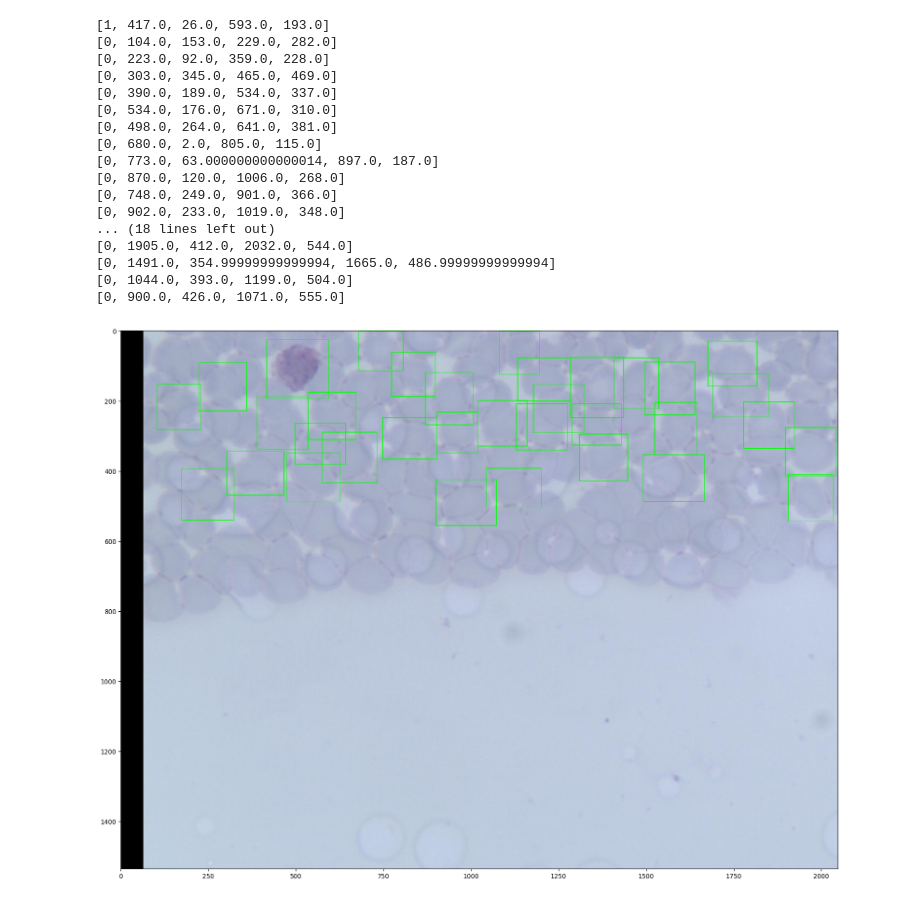
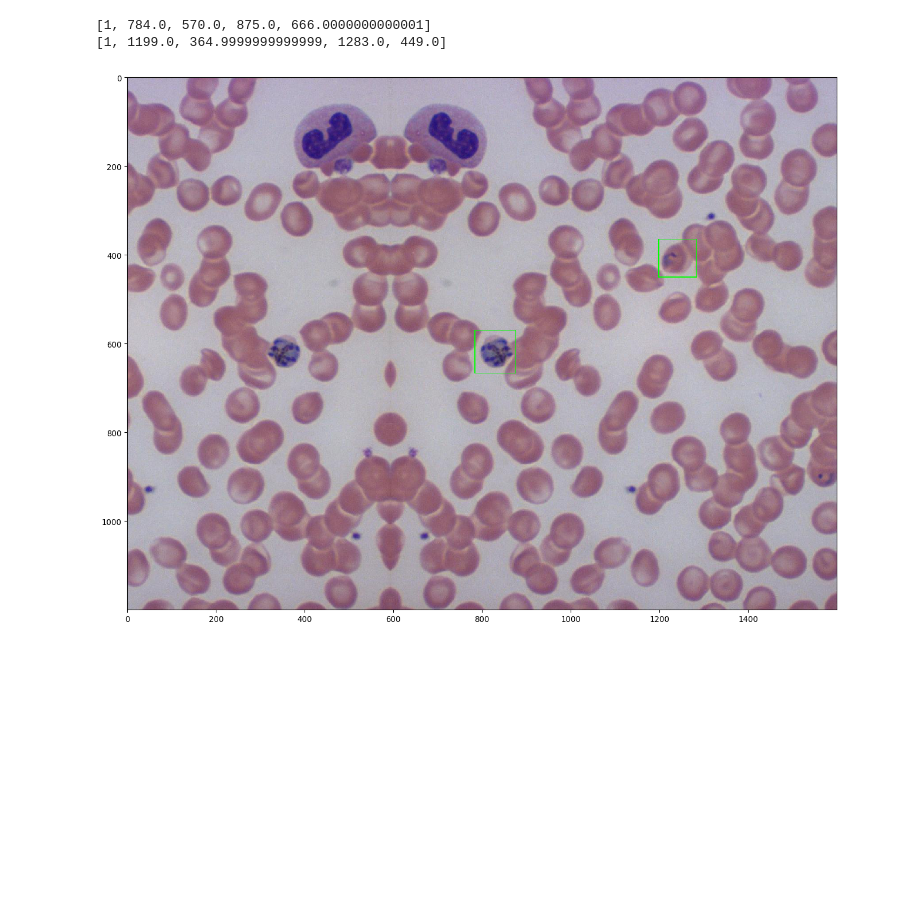
Before and after one commit to RTANC/malaria-yolov3, a Jupyter notebook: test_boundingbox.ipynb, the cells around one changed output. Cells and saved outputs as stored; diff of their text form; code cells hidden in the pictures; blank space fills up the shorter version.

```diff
--- a/test_boundingbox.ipynb
+++ b/test_boundingbox.ipynb
@@ -10,48 +10,33 @@ from PIL import Image, ImageFont, ImageDraw, ImageEnhance
 # %%
 # f = open("data/custom/train.txt","r")
 # images = list(f)
 # f.close()
 # print(images[0])
 rects = []
-img = imread("data/custom/images/po-train-0000006874.jpg")
+img = imread("data/custom/images/pf-train-0000000006.jpg")
 height,weigth,channel = img.shape
 
-f = open("data/custom/labels/po-train-0000006874.txt","r")
+f = open("data/custom/labels/pf-train-0000000006.txt","r")
 bboxs = list(f)
 f.close()
 for box in bboxs:
     coor = box.split()
     label = int(coor[0])
     xc = float(coor[1])*weigth
     yc = float(coor[2])*height
     bb_w = float(coor[3])
     bb_h = float(coor[4])
     w = bb_w*weigth
     h = bb_h*height
     x1 = xc-(w/2)
     y1 = yc-(h/2)
     x2 = x1 + bb_w*weigth
     y2 = y1 + bb_h*height
     print([label,x1,y1,x2,y2])
     rects.append(BoundingBox(x1=x1,y1=y1,x2=x2,y2=y2,label=label))
 bbs = BoundingBoxesOnImage(rects,shape=img.shape)
 ia.imshow(bbs.draw_on_image(img, size=2))
 # %% [output]
-[1, 417.0, 26.0, 593.0, 193.0]
-[0, 104.0, 153.0, 229.0, 282.0]
-[0, 223.0, 92.0, 359.0, 228.0]
-[0, 303.0, 345.0, 465.0, 469.0]
-[0, 390.0, 189.0, 534.0, 337.0]
-[0, 534.0, 176.0, 671.0, 310.0]
-[0, 498.0, 264.0, 641.0, 381.0]
-[0, 680.0, 2.0, 805.0, 115.0]
-[0, 773.0, 63.000000000000014, 897.0, 187.0]
-[0, 870.0, 120.0, 1006.0, 268.0]
-[0, 748.0, 249.0, 901.0, 366.0]
-[0, 902.0, 233.0, 1019.0, 348.0]
-... (18 lines left out)
-[0, 1905.0, 412.0, 2032.0, 544.0]
-[0, 1491.0, 354.99999999999994, 1665.0, 486.99999999999994]
-[0, 1044.0, 393.0, 1199.0, 504.0]
-[0, 900.0, 426.0, 1071.0, 555.0]
+[1, 784.0, 570.0, 875.0, 666.0000000000001]
+[1, 1199.0, 364.9999999999999, 1283.0, 449.0]
-[figure, old version]
+[figure, new version]
```
Also changed, not shown: parts of 2 cells of this notebook, 28 other files.
